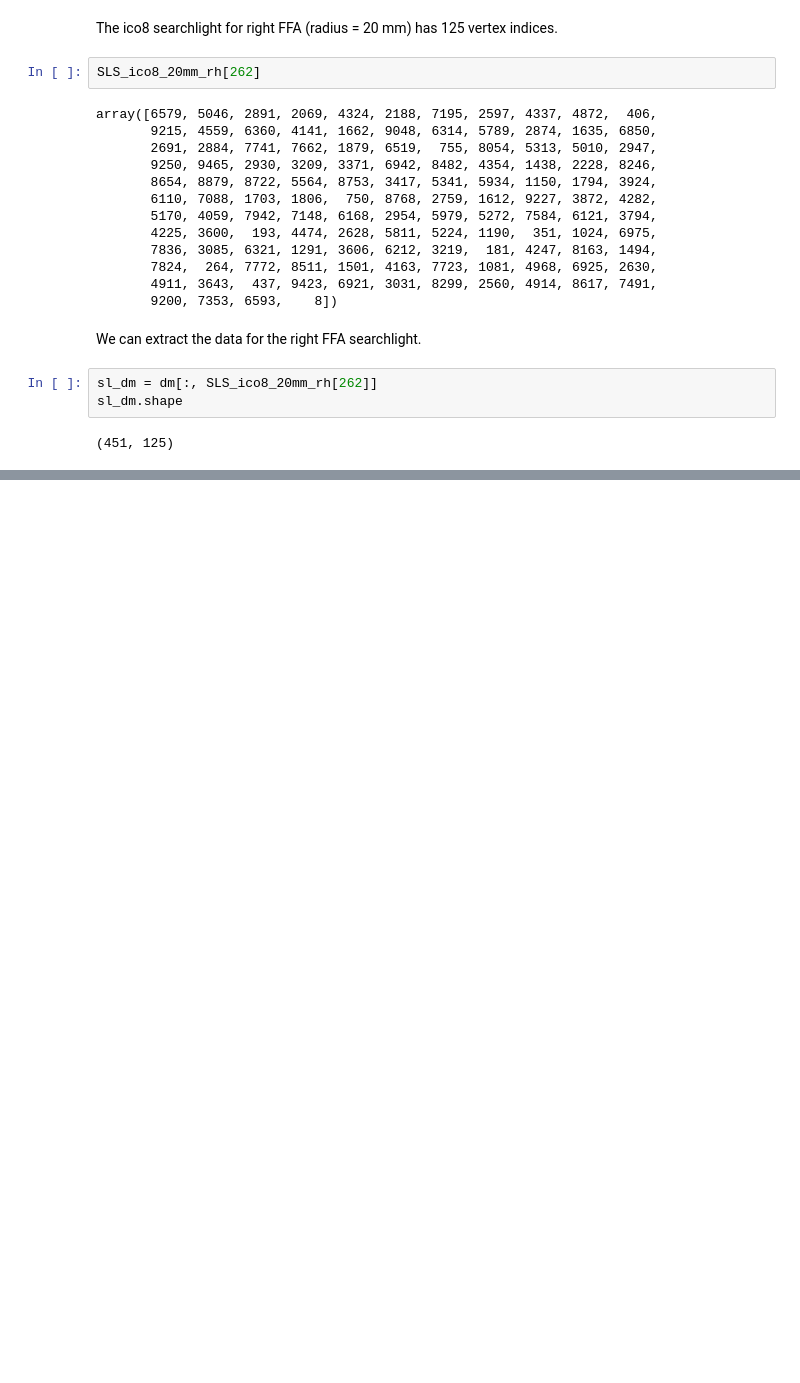
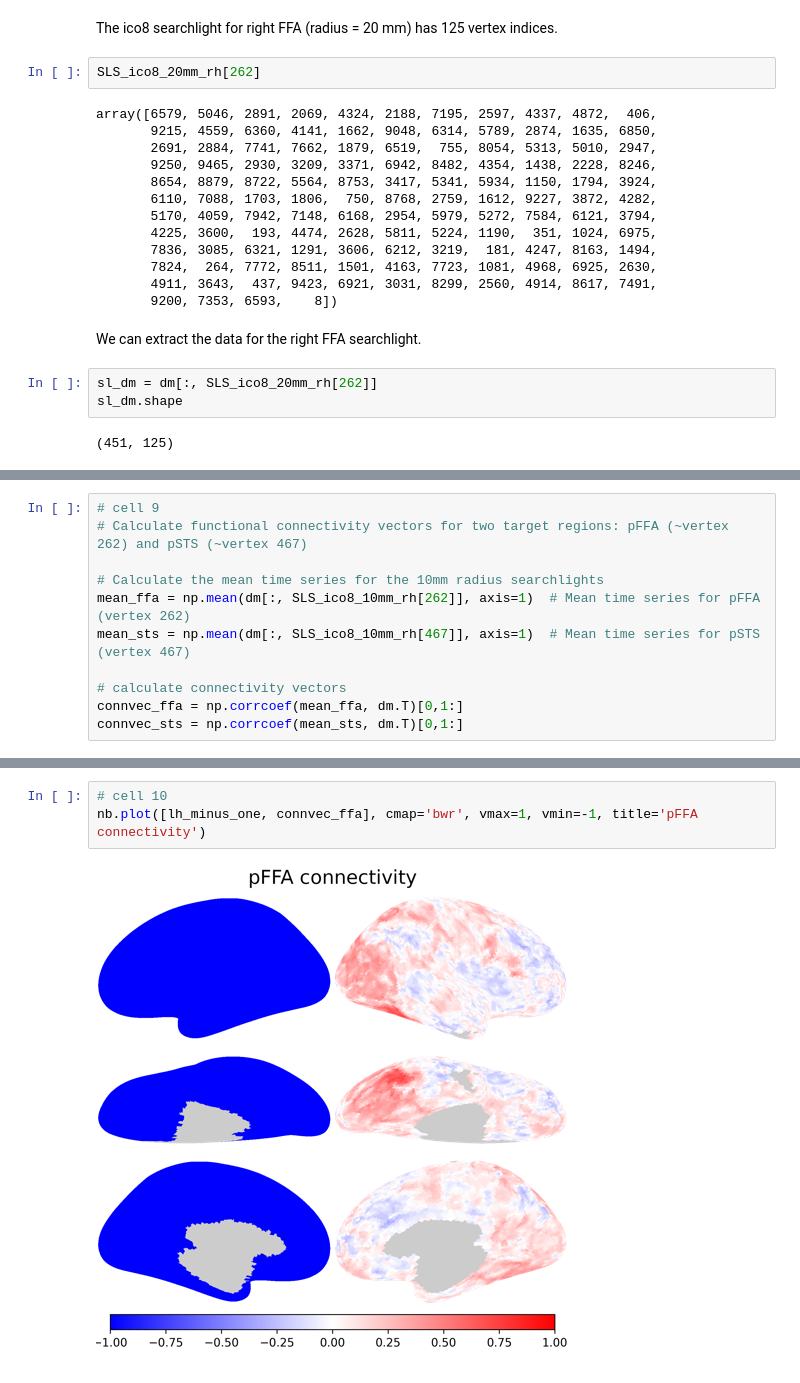
Before and after one commit to eunhyechoe/psyc60, a Jupyter notebook: 1_data_visualization.ipynb, the cells around one changed output, grey strips where cells are left out. Saved outputs shown, nothing was run; the diff lists cells and outputs as text; blank space fills up the shorter version.

```diff
--- a/1_data_visualization.ipynb
+++ b/1_data_visualization.ipynb
@@ -286,0 +271,11 @@ dm_ico8 = dm_ico32 @ xfm
+# %%
+# cell 9
+# Calculate functional connectivity vectors for two target regions: pFFA (~vertex 262) and pSTS (~vertex 467)
+
+# Calculate the mean time series for the 10mm radius searchlights
+mean_ffa = np.mean(dm[:, SLS_ico8_10mm_rh[262]], axis=1)  # Mean time series for pFFA (vertex 262)
+mean_sts = np.mean(dm[:, SLS_ico8_10mm_rh[467]], axis=1)  # Mean time series for pSTS (vertex 467)
+
+# calculate connectivity vectors
+connvec_ffa = np.corrcoef(mean_ffa, dm.T)[0,1:]
+connvec_sts = np.corrcoef(mean_sts, dm.T)[0,1:]
@@ -310,0 +297,5 @@ plt.show()
+# %%
+# cell 10
+nb.plot([lh_minus_one, connvec_ffa], cmap='bwr', vmax=1, vmin=-1, title='pFFA connectivity')
+# %% [output]
+[figure, added]
```
Also changed, not shown: parts of 34 cells of this notebook.
